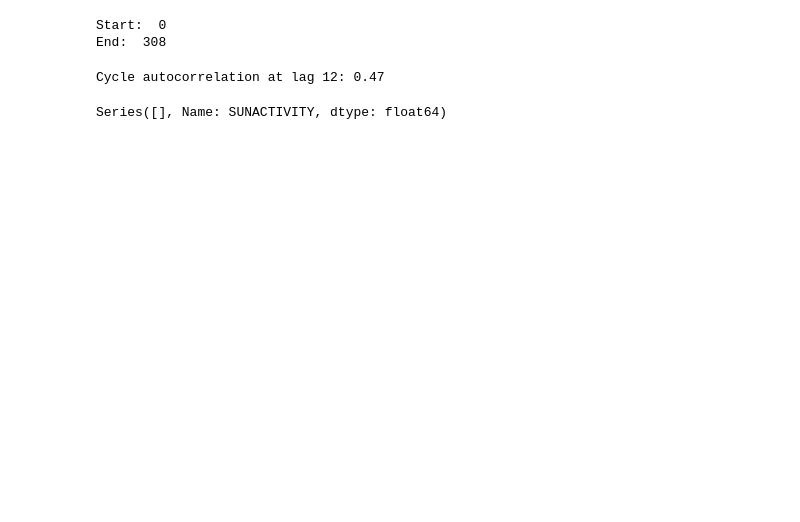
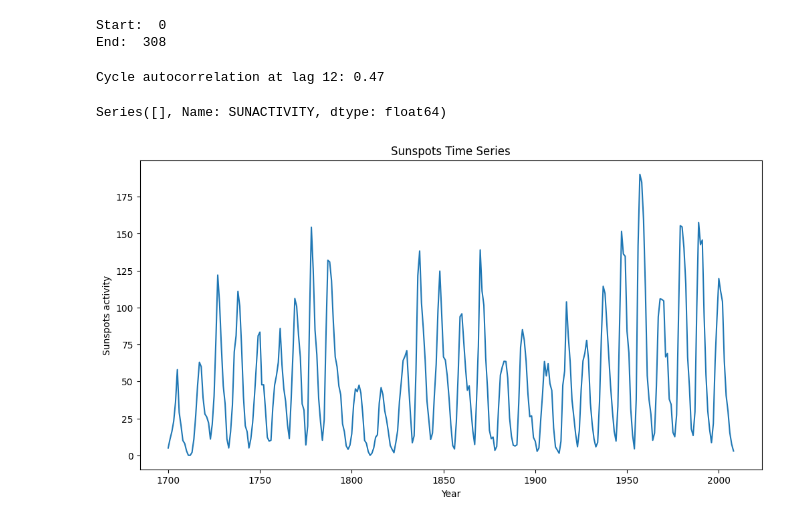
Before and after one commit to feed0/time-series, a Jupyter notebook: 2-exploring-time-series.ipynb, the cells around one changed output. Drawn from its saved outputs; the diff is of its cells as text; code cells hidden in the pictures; blank space fills up the shorter version.

Commit message:
[TS] 2.1 Exploring time series

```diff
--- a/2-exploring-time-series.ipynb
+++ b/2-exploring-time-series.ipynb
@@ -94,2 +77,17 @@ print(sun2)
 # %% [output]
 Series([], Name: SUNACTIVITY, dtype: float64)
+# %%
+data = sunspots.load_pandas().data
+
+sunspots_series = data['SUNACTIVITY']
+sunspots_series.index = data['YEAR']
+# %%
+plt.figure(figsize=(12, 6))
+
+sunspots_series.plot()
+plt.title('Sunspots Time Series')
+plt.xlabel('Year')
+plt.ylabel('Sunspots activity')
+plt.show()
+# %% [output]
+[figure, added]
```
Also changed, not shown: parts of 6 cells of this notebook, 1 other file.
